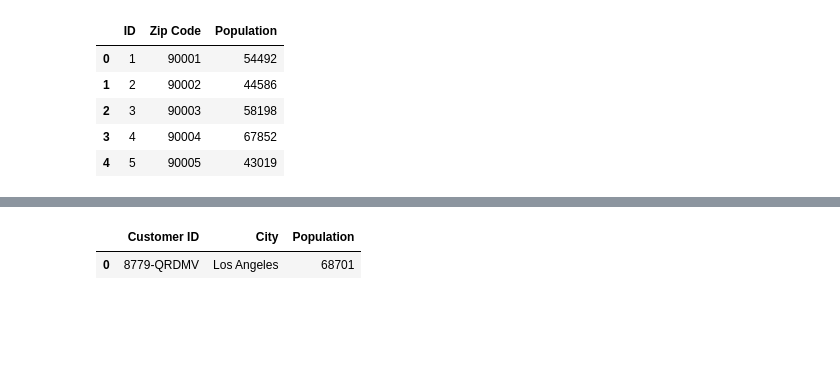
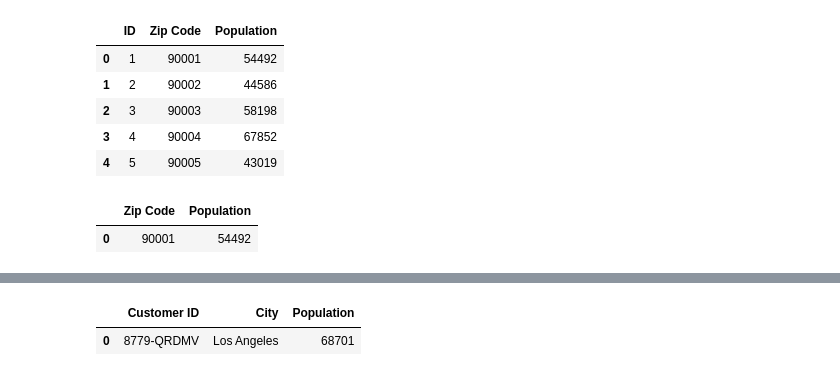
Before and after one commit to luceromendozab/Churn_Project, a Jupyter notebook: notebooks/Exploración.ipynb, the cells around one changed output, grey strips where cells are left out. Cells and saved outputs as stored; diff of their text form; code cells hidden in the pictures; blank space fills up the shorter version.

```diff
--- a/notebooks/Exploración.ipynb
+++ b/notebooks/Exploración.ipynb
@@ -156,0 +145,5 @@ df_pop.head()
+# %%
+df_pop.head(1)
+# %% [output]
+|  | Zip Code | Population |
+| 0 | 90001 | 54492 |
```
Also changed, not shown: parts of 15 cells of this notebook, 7 other files.
